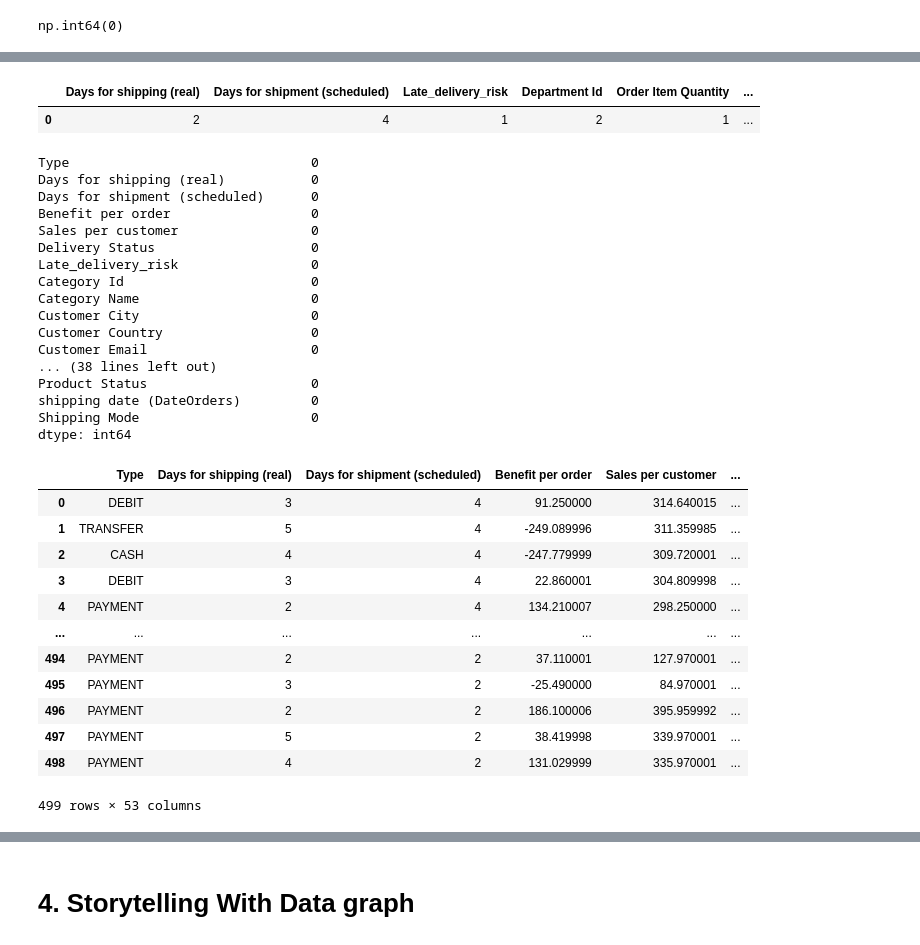
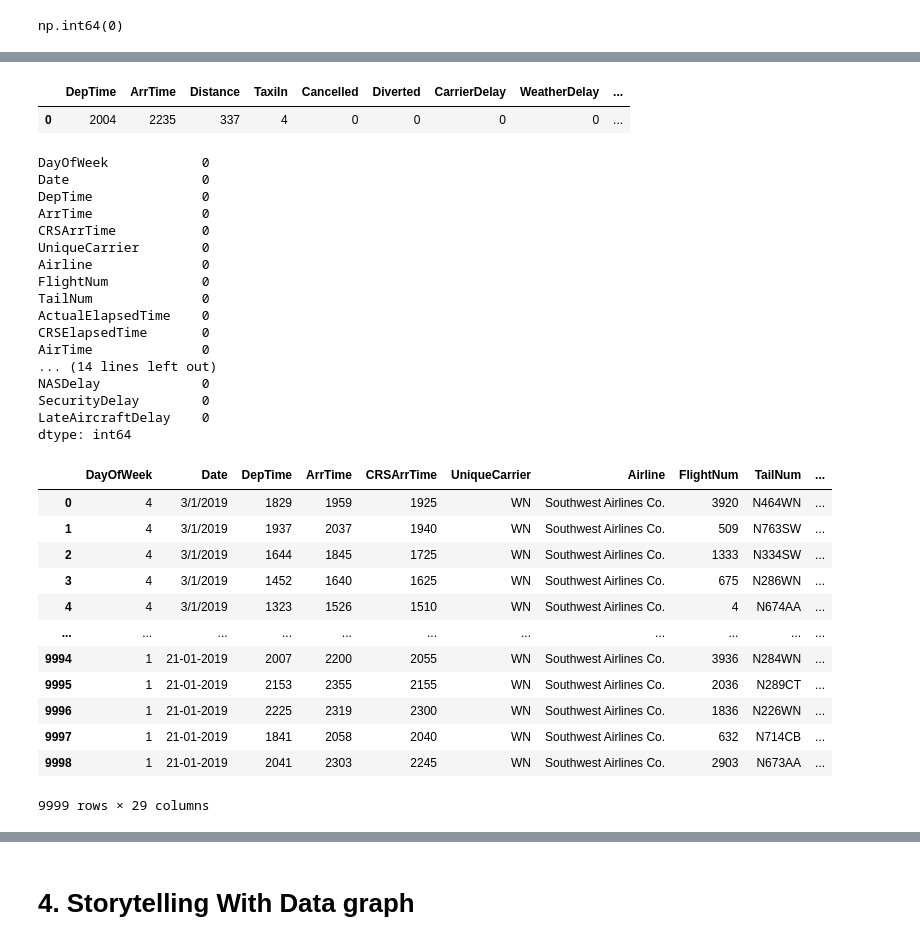
Before and after one commit to leew16-bu/AI-For-Leaders, a Jupyter notebook: OMDS-MODB2-Week-2-Lee-William.ipynb, the cells around one changed output, grey strips where cells are left out. Drawn from its saved outputs; the diff is of its cells as text; code cells hidden in the pictures.

Commit message:
Added week 4, made some adjustmetns to week 3, and updated week 2 to use datasets selected by BU.

```diff
--- a/OMDS-MODB2-Week-2-Lee-William.ipynb
+++ b/OMDS-MODB2-Week-2-Lee-William.ipynb
@@ -49,12 +49,12 @@ This week, you will do the same types of exercises as last week, but you should
 
 - Is there any class imbalance?  (Categories that have many more items than other categories).
 # %%
-df_supply_chain_dataset = pd.read_csv("datacosupplychaindataset.csv", encoding="latin1") #asked chatGPT for help on why sep through "," was not working
+df_flight_dataset = pd.read_csv("flight_data.csv", encoding="latin1") #asked chatGPT for help on why sep through "," was not working
 #df_supply_chain_dataset.head()
 #I chose to limit some of the columns of data so that I could see it all when I did my code . I limited to columns that would impact delivery
-print(df_supply_chain_dataset.describe())
+print(df_flight_dataset.describe())
 #adjusted the format as it would cause errors for the median, mode, and median calculations.
-df_delivery = df_supply_chain_dataset[["Days for shipping (real)","Days for shipment (scheduled)","Late_delivery_risk","Department Id","Order Item Quantity","Sales","Order Item Total","Product Status","shipping date (DateOrders)"]].copy()
-df_delivery["shipping date (DateOrders)"] = pd.to_datetime(df_delivery["shipping date (DateOrders)"], format='%m/%d/%Y', errors="coerce")
+#df_delivery = df_flight_dataset[["Days for shipping (real)","Days for shipment (scheduled)","Late_delivery_risk","Department Id","Order Item Quantity","Sales","Order Item Total","Product Status","shipping date (DateOrders)"]].copy()
+#df_delivery["shipping date (DateOrders)"] = pd.to_datetime(df_delivery["shipping date (DateOrders)"], format='%m/%d/%Y', errors="coerce")
 #df_delivery.describe()
 # %% [output]
@@ -140,48 +140,48 @@ dtype: object
 # %%
-df_mode = df_delivery.mode()
+df_mode = df_flight.mode()
 df_mode
 # %% [output]
-|  | Days for shipping (real) | Days for shipment (scheduled) | Late_delivery_risk | Department Id | Order Item Quantity | ... |
-| 0 | 2 | 4 | 1 | 2 | 1 | ... |
+|  | DepTime | ArrTime | Distance | TaxiIn | Cancelled | Diverted | CarrierDelay | WeatherDelay | ... |
+| 0 | 2004 | 2235 | 337 | 4 | 0 | 0 | 0 | 0 | ... |
 # %%
 #Find null or na values
-print(df_supply_chain_dataset.isna().sum())
+print(df_flight_dataset.isna().sum())
 #print(df_supply_chain_dataset.isnull().sum())
 #Missing values for order zipcode and product description
 #converted the na values to 0 to show that they are missing values for the statistic. I did not remove the
 #data as that would remove almost all the data. However for product description, it will not mattter with making those values 0 as all values were missing
-df_supply_chain_dataset.fillna(0)
+df_flight_dataset.fillna(0)
 # %% [output]
-Type                               0
-Days for shipping (real)           0
-Days for shipment (scheduled)      0
-Benefit per order                  0
-Sales per customer                 0
-Delivery Status                    0
-Late_delivery_risk                 0
-Category Id                        0
-Category Name                      0
-Customer City                      0
-Customer Country                   0
-Customer Email                     0
-... (38 lines left out)
-Product Status                     0
-shipping date (DateOrders)         0
-Shipping Mode                      0
+DayOfWeek            0
+Date                 0
+DepTime              0
+ArrTime              0
+CRSArrTime           0
+UniqueCarrier        0
+Airline              0
+FlightNum            0
+TailNum              0
+ActualElapsedTime    0
+CRSElapsedTime       0
+AirTime              0
+... (14 lines left out)
+NASDelay             0
+SecurityDelay        0
+LateAircraftDelay    0
 dtype: int64
-|  | Type | Days for shipping (real) | Days for shipment (scheduled) | Benefit per order | Sales per customer | ... |
-| 0 | DEBIT | 3 | 4 | 91.250000 | 314.640015 | ... |
-| 1 | TRANSFER | 5 | 4 | -249.089996 | 311.359985 | ... |
-| 2 | CASH | 4 | 4 | -247.779999 | 309.720001 | ... |
-| 3 | DEBIT | 3 | 4 | 22.860001 | 304.809998 | ... |
-| 4 | PAYMENT | 2 | 4 | 134.210007 | 298.250000 | ... |
-| ... | ... | ... | ... | ... | ... | ... |
-| 494 | PAYMENT | 2 | 2 | 37.110001 | 127.970001 | ... |
-| 495 | PAYMENT | 3 | 2 | -25.490000 | 84.970001 | ... |
-| 496 | PAYMENT | 2 | 2 | 186.100006 | 395.959992 | ... |
-| 497 | PAYMENT | 5 | 2 | 38.419998 | 339.970001 | ... |
-| 498 | PAYMENT | 4 | 2 | 131.029999 | 335.970001 | ... |
+|  | DayOfWeek | Date | DepTime | ArrTime | CRSArrTime | UniqueCarrier | Airline | FlightNum | TailNum | ... |
+| 0 | 4 | 3/1/2019 | 1829 | 1959 | 1925 | WN | Southwest Airlines Co. | 3920 | N464WN | ... |
+| 1 | 4 | 3/1/2019 | 1937 | 2037 | 1940 | WN | Southwest Airlines Co. | 509 | N763SW | ... |
+| 2 | 4 | 3/1/2019 | 1644 | 1845 | 1725 | WN | Southwest Airlines Co. | 1333 | N334SW | ... |
+| 3 | 4 | 3/1/2019 | 1452 | 1640 | 1625 | WN | Southwest Airlines Co. | 675 | N286WN | ... |
+| 4 | 4 | 3/1/2019 | 1323 | 1526 | 1510 | WN | Southwest Airlines Co. | 4 | N674AA | ... |
+| ... | ... | ... | ... | ... | ... | ... | ... | ... | ... | ... |
+| 9994 | 1 | 21-01-2019 | 2007 | 2200 | 2055 | WN | Southwest Airlines Co. | 3936 | N284WN | ... |
+| 9995 | 1 | 21-01-2019 | 2153 | 2355 | 2155 | WN | Southwest Airlines Co. | 2036 | N289CT | ... |
+| 9996 | 1 | 21-01-2019 | 2225 | 2319 | 2300 | WN | Southwest Airlines Co. | 1836 | N226WN | ... |
+| 9997 | 1 | 21-01-2019 | 1841 | 2058 | 2040 | WN | Southwest Airlines Co. | 632 | N714CB | ... |
+| 9998 | 1 | 21-01-2019 | 2041 | 2303 | 2245 | WN | Southwest Airlines Co. | 2903 | N673AA | ... |
-499 rows × 53 columns
+9999 rows × 29 columns
 # %%
 #Using one hot encoding to adjust some of the category of data
 
```
Also changed, not shown: parts of 8 cells of this notebook, 3 other files.
